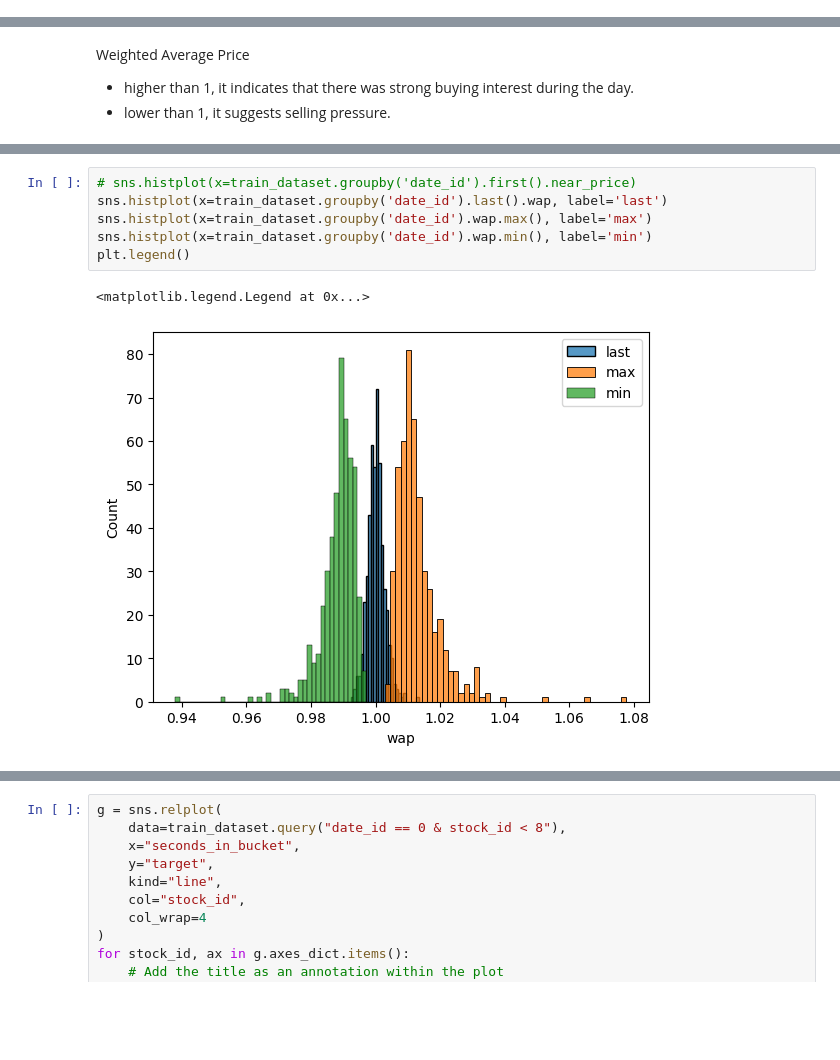
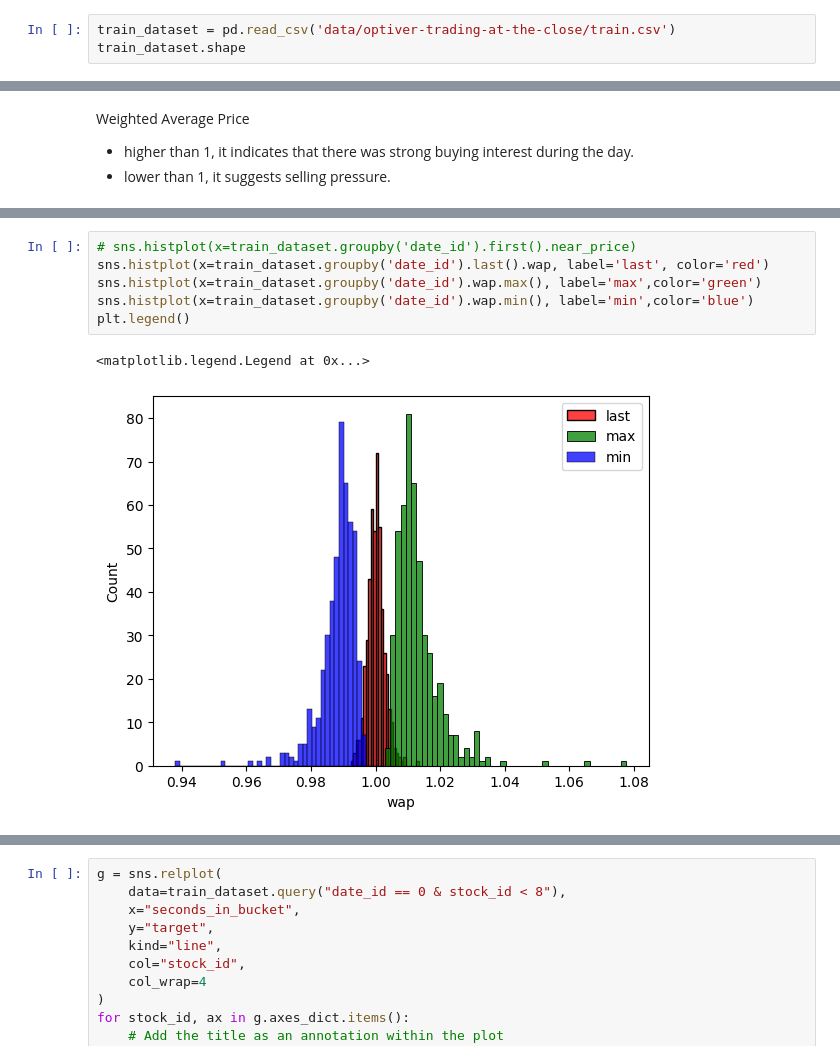
Before and after one commit to hajni77/Trading_at_the_close, a Jupyter notebook: trading_at_the_close_visualisation_1.ipynb, the cells around one changed output, grey strips where cells are left out. Cells and saved outputs as stored; diff of their text form; blank space fills up the shorter version.

```diff
--- a/trading_at_the_close_visualisation_1.ipynb
+++ b/trading_at_the_close_visualisation_1.ipynb
@@ -62,0 +73,3 @@ train_dataset.shape
+# %%
+train_dataset = pd.read_csv('data/optiver-trading-at-the-close/train.csv')
+train_dataset.shape
@@ -162,9 +303,9 @@ sns.scatterplot(x=train_dataset.wap, y=train_dataset.target)
 # %%
 # sns.histplot(x=train_dataset.groupby('date_id').first().near_price)
-sns.histplot(x=train_dataset.groupby('date_id').last().wap, label='last')
-sns.histplot(x=train_dataset.groupby('date_id').wap.max(), label='max')
-sns.histplot(x=train_dataset.groupby('date_id').wap.min(), label='min')
+sns.histplot(x=train_dataset.groupby('date_id').last().wap, label='last', color='red')
+sns.histplot(x=train_dataset.groupby('date_id').wap.max(), label='max',color='green')
+sns.histplot(x=train_dataset.groupby('date_id').wap.min(), label='min',color='blue')
 plt.legend()
 # %% [output]
 <matplotlib.legend.Legend at 0x...>
-[figure, old version]
+[figure, new version]
```
Also changed, not shown: parts of 48 cells of this notebook.
